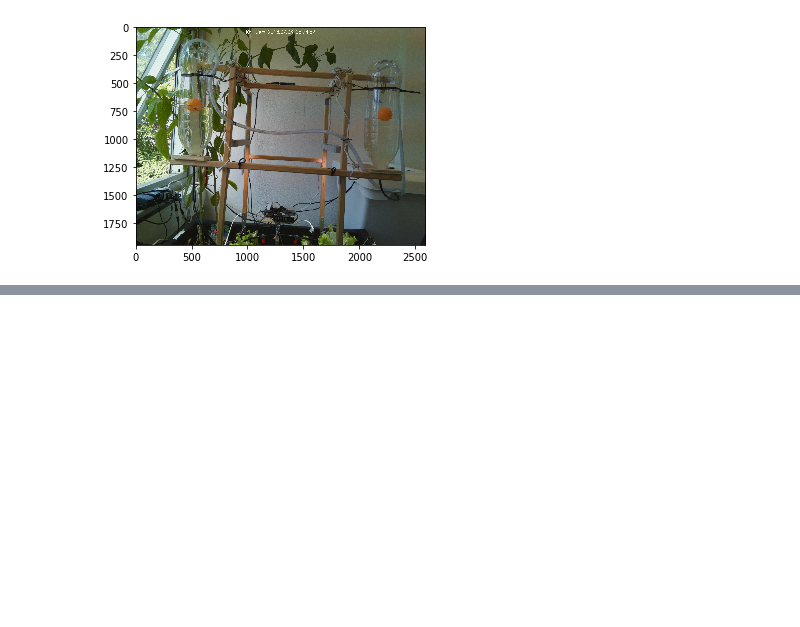
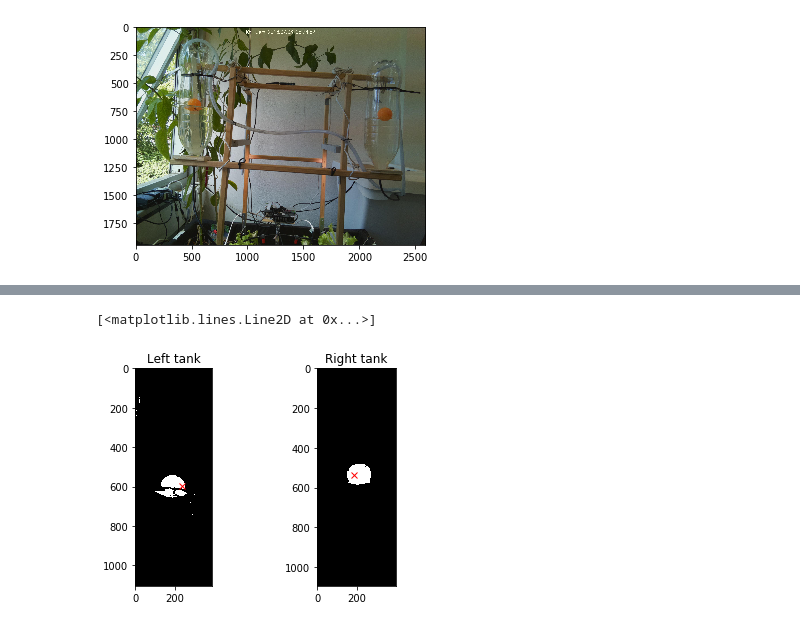
Before and after one commit to crestdsl/CREST, a Jupyter notebook: ImageRecognition.ipynb, the cells around one changed output, grey strips where cells are left out. Cells and saved outputs as stored; diff of their text form; code cells hidden in the pictures; blank space fills up the shorter version.

```diff
--- a/ImageRecognition.ipynb
+++ b/ImageRecognition.ipynb
@@ -70,0 +101,15 @@ plot(cropped_image_left, cropped_image_right)
+# %%
+flattened_left = np.reshape(binarised_left, np.product(binarised_left.shape))
+ball_index_left = np.median(np.where(flattened_left == True))
+ball_center_left = np.unravel_index(int(ball_index_left), binarised_left.shape)[::-1]
+
+flattened_right = np.reshape(binarised_right, np.product(binarised_right.shape))
+ball_index_right = np.median(np.where(flattened_right))
+ball_center_right = np.unravel_index(int(ball_index_right), binarised_right.shape)[::-1]
+
+ax1, ax2 = plot(binarised_left, binarised_right, cmap='gray')
+ax1.plot(ball_center_left[0], ball_center_left[1], 'rx')
+ax2.plot(ball_center_right[0], ball_center_right[1], 'rx')
+# %% [output]
+[<matplotlib.lines.Line2D at 0x...>]
+[figure, added]
```
Also changed, not shown: parts of 15 cells of this notebook, 1 other file.
